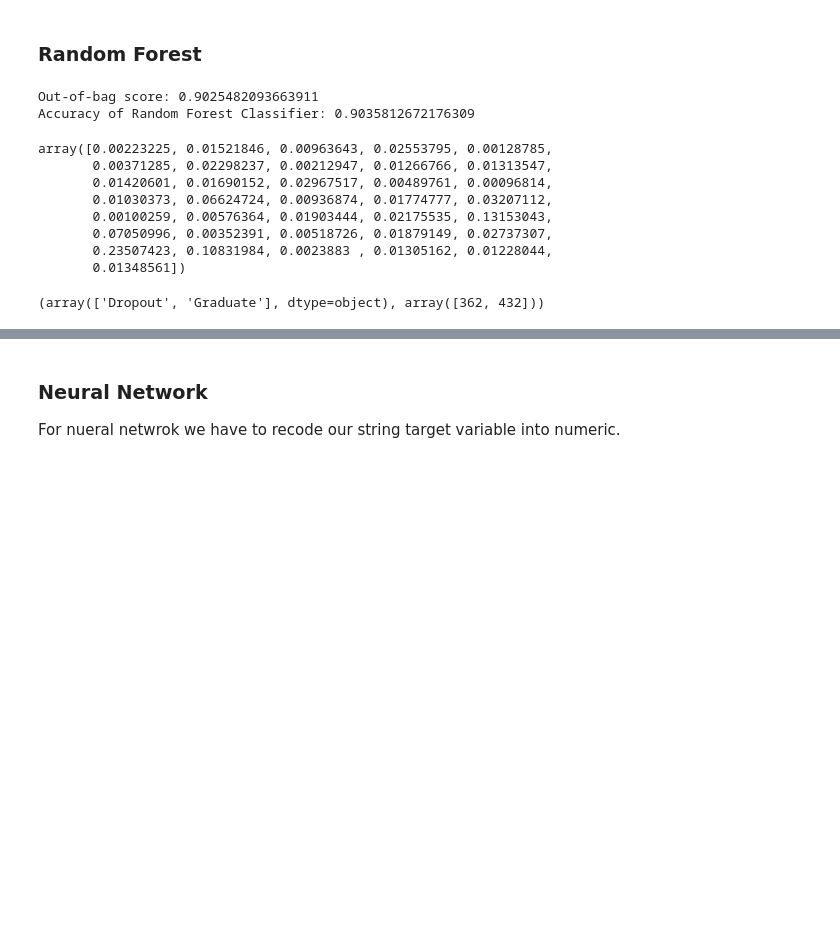
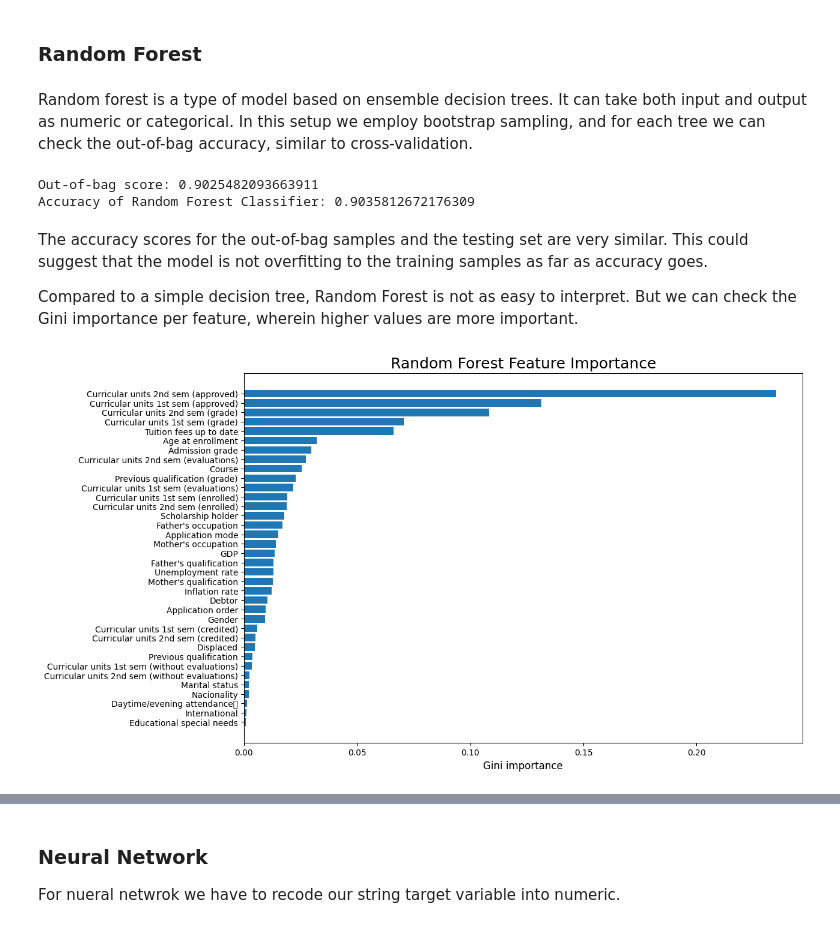
Before and after one commit to hiamoreena/DAT-401-Project-2, a Jupyter notebook: academic_success_dataset_json.ipynb, the cells around one changed output, grey strips where cells are left out. Cells and saved outputs as stored; diff of their text form; code cells hidden in the pictures; blank space fills up the shorter version.

```diff
--- a/academic_success_dataset_json.ipynb
+++ b/academic_success_dataset_json.ipynb
@@ -172,6 +161,8 @@ Accuracy Score: 0.85813
 findings
 # %% [markdown]
 ### Random Forest
+# %% [markdown]
+Random forest is a type of model based on ensemble decision trees. It can take both input and output as numeric or categorical. In this setup we employ bootstrap sampling, and for each tree we can check the out-of-bag accuracy, similar to cross-validation.
 # %%
 # instantiate Random Forest classifier
 random_forest = RandomForestClassifier(n_estimators = 100,
@@ -191,23 +180,20 @@ print("Accuracy of Random Forest Classifier:", accuracy_score(y_test, rf_pred))
 # %% [output]
 Out-of-bag score: 0.9025482093663911
 Accuracy of Random Forest Classifier: 0.9035812672176309
+# %% [markdown]
+The accuracy scores for the out-of-bag samples and the testing set are very similar. This could suggest that the model is not overfitting to the training samples as far as accuracy goes.
+
+Compared to a simple decision tree, Random Forest is not as easy to interpret. But we can check the Gini importance per feature, wherein higher values are more important.
 # %%
-#feature importance, well it looks somewhat useless
+#feature importance
 feature_importance = random_forest.feature_importances_
-feature_importance
+feature_importance_df = pd.DataFrame({"Features": X_train.columns, "Importance": feature_importance}).sort_values("Importance", ascending = True)
-# %% [output]
-array([0.00223225, 0.01521846, 0.00963643, 0.02553795, 0.00128785,
-       0.00371285, 0.02298237, 0.00212947, 0.01266766, 0.01313547,
-       0.01420601, 0.01690152, 0.02967517, 0.00489761, 0.00096814,
-       0.01030373, 0.06624724, 0.00936874, 0.01774777, 0.03207112,
-       0.00100259, 0.00576364, 0.01903444, 0.02175535, 0.13153043,
-       0.07050996, 0.00352391, 0.00518726, 0.01879149, 0.02737307,
-       0.23507423, 0.10831984, 0.0023883 , 0.01305162, 0.01228044,
-       0.01348561])
-# %%
-# for the sake of fun apply model to df_enrolled
-rf_pred_enrolled = random_forest.predict(df_enrolled.drop("Target", axis = 1))
-#how can I see percentage of predictions
-np.unique(rf_pred_enrolled, return_counts = True)
-# %% [output]
-(array(['Dropout', 'Graduate'], dtype=object), array([362, 432]))
+# %%
+# graph importances
+plt.figure(figsize = (12,8))
+plt.barh(y = feature_importance_df["Features"], width = feature_importance_df["Importance"], height = .8)
+plt.title("Random Forest Feature Importance", fontsize = 18)
+plt.xlabel("Gini importance", fontsize = 12)
+plt.show()
+# %% [output]
+[figure, added]
```
Also changed, not shown: parts of 10 cells of this notebook.
